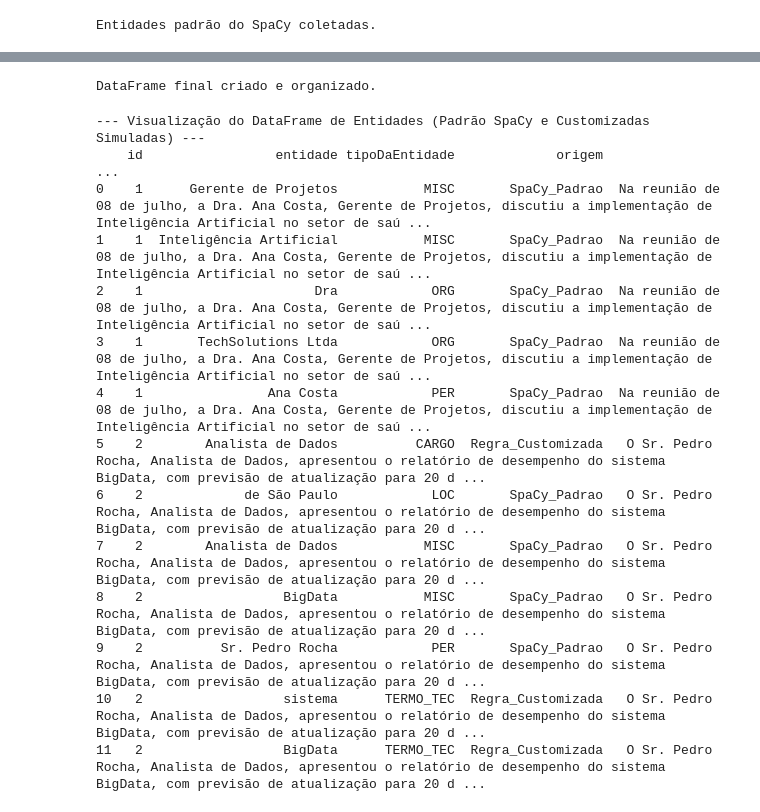
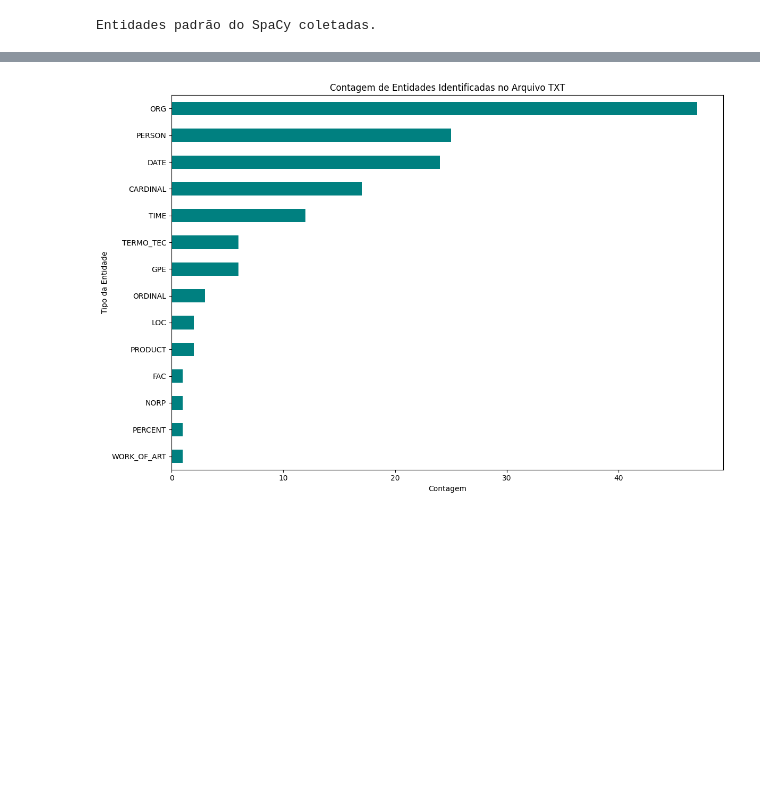
Before and after one commit to TalittaAmorim/algoritmoNer, a Jupyter notebook: algoritmoNer.ipynb, the cells around one changed output, grey strips where cells are left out. Drawn from its saved outputs; the diff is of its cells as text; code cells hidden in the pictures; blank space fills up the shorter version.

Commit message:
implementação de gráficos e leitura de transcrição de arquivo no algoritmo do Ner

```diff
--- a/algoritmoNer.ipynb
+++ b/algoritmoNer.ipynb
@@ -54,23 +69,14 @@ print("Entidades padrão do SpaCy coletadas.")
 # %% [output]
 Entidades padrão do SpaCy coletadas.
 # %%
-# Coletar entidades customizadas via regras do PhraseMatcher
+# Criação e Visualização do DataFrame ---
+df_entidades = pd.DataFrame(lista_entidades_coletadas)
 
-matches = matcher(doc)
+# Remove entidades duplicadas que podem ser pegas tanto pelo SpaCy quanto pelas regras
+df_organizado = df_entidades.drop_duplicates(subset=['entidade', 'tipoDaEntidade']).reset_index(drop=True)
 
-
-for match_id, start_token, end_token in matches:
-        span = doc[start_token:end_token]
-        label = modelo_spacy.vocab.strings[match_id] # Converte o ID numérico para o LABEL string (ex: "CARGO")
-        print(label)
-
-        lista_entidades_coletadas.append({
-            "id": id_atual,
-            "mensagem": mensagem_atual,
-            "tipoDaEntidade": label,
-            "entidade": span.text,
-            "posicao_inicio": span.start_char,
-            "posicao_fim": span.end_char,
-            "origem": "Regra_Customizada"
-        })
+pd.set_option('display.max_rows', 20) # Limita a exibição para não poluir a tela
+print("\n--- Amostra do DataFrame de Entidades Identificadas ---")
+print(df_organizado)
+print("-" * 50)
 # %% [output]
@@ -80,34 +99,13 @@ TERMO_TEC
 # %%
+# Geração do Gráfico de Contagem de Entidades
+contagem_entidades = df_organizado['tipoDaEntidade'].value_counts()
 
-df_entidades = pd.DataFrame(lista_entidades_coletadas)
-
-
-df_organizado = df_entidades.sort_values(by=['id', 'tipoDaEntidade', 'posicao_inicio']).reset_index(drop=True)
-
-print("\nDataFrame final criado e organizado.")
+plt.figure(figsize=(12, 8))
+contagem_entidades.sort_values(ascending=True).plot(kind='barh', color='teal')
+plt.title('Contagem de Entidades Identificadas no Arquivo TXT')
+plt.xlabel('Contagem')
+plt.ylabel('Tipo da Entidade')
+plt.tight_layout() # Ajusta o layout para garantir que tudo fique visível
+plt.show()
 # %% [output]
-DataFrame final criado e organizado.
+[figure, added]
-# %%
-# --- Ajustar opções de exibição para o Jupyter ---
-pd.set_option('display.max_colwidth', None) # Não trunca o texto nas colunas
-pd.set_option('display.max_rows', None)    # Mostra todas as linhas
-pd.set_option('display.width', 1000)      # Define uma largura de tela maior
-
-print("\n--- Visualização do DataFrame de Entidades (Padrão SpaCy e Customizadas Simuladas) ---")
-
-print(df_organizado[['id', 'entidade', 'tipoDaEntidade', 'origem', 'mensagem']])
-# %% [output]
---- Visualização do DataFrame de Entidades (Padrão SpaCy e Customizadas Simuladas) ---
-    id                 entidade tipoDaEntidade             origem                                                                                                                                        ...
-0    1      Gerente de Projetos           MISC       SpaCy_Padrao  Na reunião de 08 de julho, a Dra. Ana Costa, Gerente de Projetos, discutiu a implementação de Inteligência Artificial no setor de saú ...
-1    1  Inteligência Artificial           MISC       SpaCy_Padrao  Na reunião de 08 de julho, a Dra. Ana Costa, Gerente de Projetos, discutiu a implementação de Inteligência Artificial no setor de saú ...
-2    1                      Dra            ORG       SpaCy_Padrao  Na reunião de 08 de julho, a Dra. Ana Costa, Gerente de Projetos, discutiu a implementação de Inteligência Artificial no setor de saú ...
-3    1       TechSolutions Ltda            ORG       SpaCy_Padrao  Na reunião de 08 de julho, a Dra. Ana Costa, Gerente de Projetos, discutiu a implementação de Inteligência Artificial no setor de saú ...
-4    1                Ana Costa            PER       SpaCy_Padrao  Na reunião de 08 de julho, a Dra. Ana Costa, Gerente de Projetos, discutiu a implementação de Inteligência Artificial no setor de saú ...
-5    2        Analista de Dados          CARGO  Regra_Customizada   O Sr. Pedro Rocha, Analista de Dados, apresentou o relatório de desempenho do sistema BigData, com previsão de atualização para 20 d ...
-6    2             de São Paulo            LOC       SpaCy_Padrao   O Sr. Pedro Rocha, Analista de Dados, apresentou o relatório de desempenho do sistema BigData, com previsão de atualização para 20 d ...
-7    2        Analista de Dados           MISC       SpaCy_Padrao   O Sr. Pedro Rocha, Analista de Dados, apresentou o relatório de desempenho do sistema BigData, com previsão de atualização para 20 d ...
-8    2                  BigData           MISC       SpaCy_Padrao   O Sr. Pedro Rocha, Analista de Dados, apresentou o relatório de desempenho do sistema BigData, com previsão de atualização para 20 d ...
-9    2          Sr. Pedro Rocha            PER       SpaCy_Padrao   O Sr. Pedro Rocha, Analista de Dados, apresentou o relatório de desempenho do sistema BigData, com previsão de atualização para 20 d ...
-10   2                  sistema      TERMO_TEC  Regra_Customizada   O Sr. Pedro Rocha, Analista de Dados, apresentou o relatório de desempenho do sistema BigData, com previsão de atualização para 20 d ...
-11   2                  BigData      TERMO_TEC  Regra_Customizada   O Sr. Pedro Rocha, Analista de Dados, apresentou o relatório de desempenho do sistema BigData, com previsão de atualização para 20 d ...
```
Also changed, not shown: parts of 7 cells of this notebook, 2 other files.
